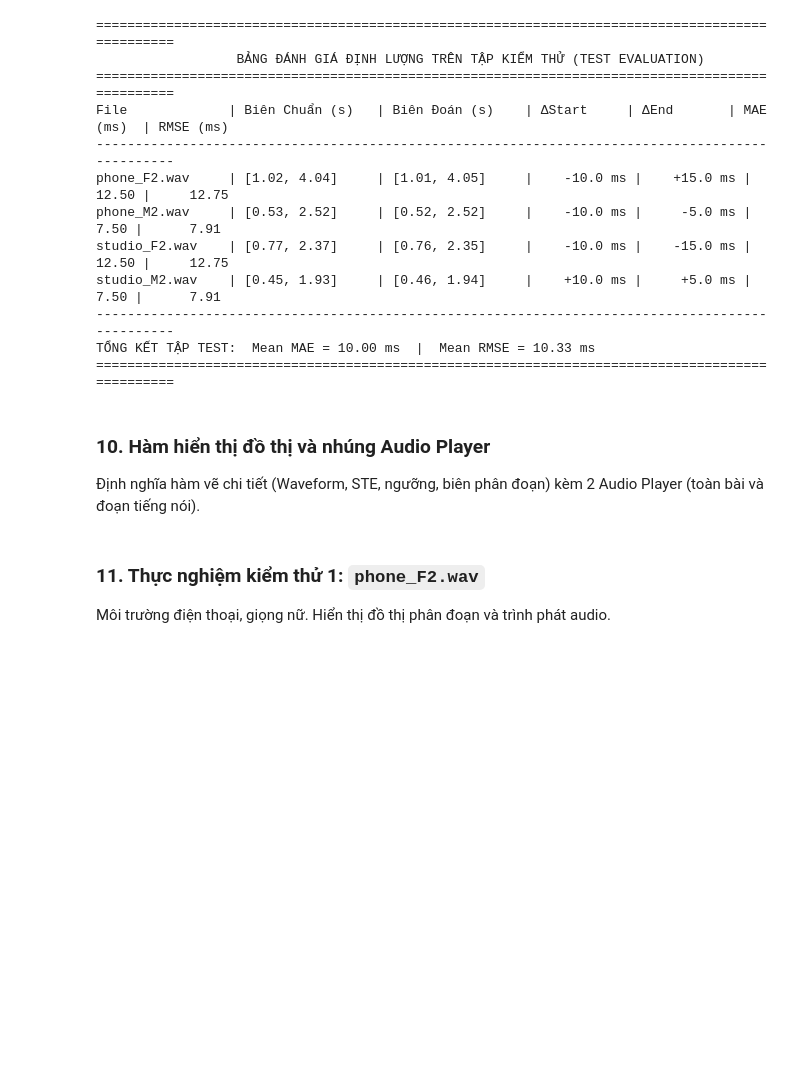
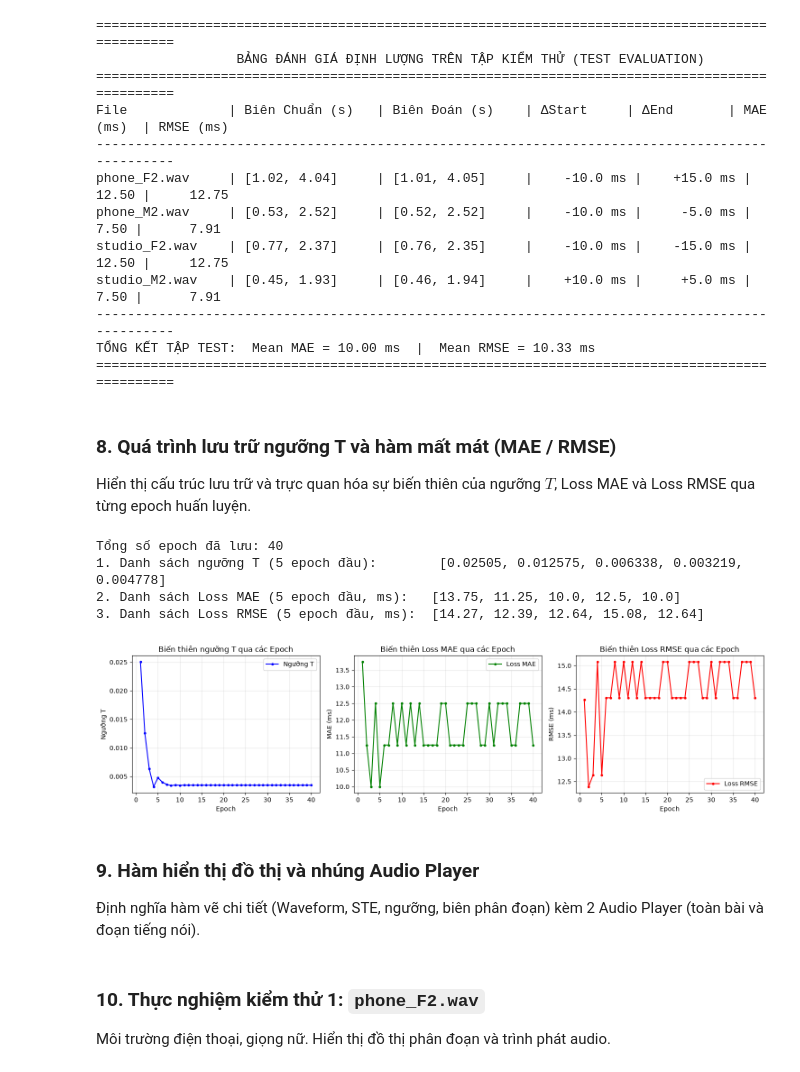
Before and after one commit to dientruonggg/DSP-Midterm, a Jupyter notebook: src/TT1/1-mine.ipynb, the cells around one changed output. Cells and saved outputs as stored; diff of their text form; code cells hidden in the pictures; blank space fills up the shorter version.

```diff
--- a/src/TT1/1-mine.ipynb
+++ b/src/TT1/1-mine.ipynb
@@ -84,6 +94,12 @@ class EnergyBinarySearchVAD:
         self.epochs = epochs
         self.search_range = search_range
         self.threshold = None
+        # Danh sách lưu trữ ngưỡng T và loss qua các epoch
+        self.t_list = []
+        self.loss_mae = []
+        self.loss_rmse = []
+        self.mae_list = self.loss_mae    # alias
+        self.rmse_list = self.loss_rmse  # alias
 
     def predict(self, ste_norm, frame_starts, duration, threshold=None):
         """Phân loại khung theo ngưỡng T và lấp khoảng lặng ảo < 200 ms."""
@@ -114,6 +130,11 @@ class EnergyBinarySearchVAD:
     def fit(self, train_data):
         """Huấn luyện co hẹp khoảng nhị phân [low, high] qua 40 epochs."""
         low, high = self.search_range
+        self.t_list = []
+        self.loss_mae = []
+        self.loss_rmse = []
+        self.mae_list = self.loss_mae    # alias
+        self.rmse_list = self.loss_rmse  # alias
         print(f"Bắt đầu tìm kiếm nhị phân ngưỡng STE trên miền [{low:.6f}, {high:.6f}] ({self.epochs} epochs):")
         print("-" * 96)
         for epoch in range(1, self.epochs + 1):
@@ -133,6 +154,11 @@ class EnergyBinarySearchVAD:
             epoch_mae = float(np.mean(maes))
             epoch_rmse = float(np.mean(rmses))
 
+            # Lưu trữ giá trị T, Loss MAE và Loss RMSE qua từng epoch
+            self.t_list.append(threshold)
+            self.loss_mae.append(epoch_mae)
+            self.loss_rmse.append(epoch_rmse)
+
             if epoch <= 10 or epoch % 5 == 0 or epoch == self.epochs:
                 print(f"Epoch {epoch:02d} | T = {threshold:.8f} | Sai lệch = {mean_error:+.4f} s | Train MAE = {epoch_mae:5.2f} ms | Train RMSE = {epoch_rmse:5.2f} ms")
 
@@ -272,8 +300,54 @@ studio_M2.wav    | [0.45, 1.93]     | [0.46, 1.94]     |    +10.0 ms |     +5.0
 ------------------------------------------------------------------------------------------------
 TỔNG KẾT TẬP TEST:  Mean MAE = 10.00 ms  |  Mean RMSE = 10.33 ms
 ================================================================================================
+# %% [markdown]
+### 8. Quá trình lưu trữ ngưỡng T và hàm mất mát (MAE / RMSE)
+Hiển thị cấu trúc lưu trữ và trực quan hóa sự biến thiên của ngưỡng $T$, Loss MAE và Loss RMSE qua từng epoch huấn luyện.
+# %%
+# Hiển thị dữ liệu 3 danh sách lưu trữ qua các epoch
+print(f"Tổng số epoch đã lưu: {len(model.t_list)}")
+print(f"1. Danh sách ngưỡng T (5 epoch đầu):        {[round(x, 6) for x in model.t_list[:5]]}")
+print(f"2. Danh sách Loss MAE (5 epoch đầu, ms):   {[round(x, 2) for x in model.loss_mae[:5]]}")
+print(f"3. Danh sách Loss RMSE (5 epoch đầu, ms):  {[round(x, 2) for x in model.loss_rmse[:5]]}")
+
+# Trực quan hóa cả 3 danh sách bằng đồ thị đơn giản
+epochs = range(1, len(model.t_list) + 1)
+plt.figure(figsize=(15, 4))
+
+plt.subplot(1, 3, 1)
+plt.plot(epochs, model.t_list, 'b.-', label="Ngưỡng T")
+plt.title("Biến thiên ngưỡng T qua các Epoch")
+plt.xlabel("Epoch")
+plt.ylabel("Ngưỡng T")
+plt.grid(True, alpha=0.3)
+plt.legend()
+
+plt.subplot(1, 3, 2)
+plt.plot(epochs, model.loss_mae, 'g.-', label="Loss MAE")
+plt.title("Biến thiên Loss MAE qua các Epoch")
+plt.xlabel("Epoch")
+plt.ylabel("MAE (ms)")
+plt.grid(True, alpha=0.3)
+plt.legend()
+
+plt.subplot(1, 3, 3)
+plt.plot(epochs, model.loss_rmse, 'r.-', label="Loss RMSE")
+plt.title("Biến thiên Loss RMSE qua các Epoch")
+plt.xlabel("Epoch")
+plt.ylabel("RMSE (ms)")
+plt.grid(True, alpha=0.3)
+plt.legend()
+
+plt.tight_layout()
+plt.show()
+# %% [output]
+Tổng số epoch đã lưu: 40
+1. Danh sách ngưỡng T (5 epoch đầu):        [0.02505, 0.012575, 0.006338, 0.003219, 0.004778]
+2. Danh sách Loss MAE (5 epoch đầu, ms):   [13.75, 11.25, 10.0, 12.5, 10.0]
+3. Danh sách Loss RMSE (5 epoch đầu, ms):  [14.27, 12.39, 12.64, 15.08, 12.64]
+[figure, added]
 # %% [markdown]
-### 10. Hàm hiển thị đồ thị và nhúng Audio Player
+### 9. Hàm hiển thị đồ thị và nhúng Audio Player
 Định nghĩa hàm vẽ chi tiết (Waveform, STE, ngưỡng, biên phân đoạn) kèm 2 Audio Player (toàn bài và đoạn tiếng nói).
 # %%
 def plot_and_play_test_file(res):
@@ -330,7 +404,7 @@ def plot_and_play_test_file(res):
         print(f"🔊 Đoạn tiếng nói nhận diện [{res['pred'][0]:.2f}s - {res['pred'][1]:.2f}s]:")
         display(Audio(data=res['signal'][st_sample:en_sample], rate=res['fs']))
 # %% [markdown]
-### 11. Thực nghiệm kiểm thử 1: `phone_F2.wav`
+### 10. Thực nghiệm kiểm thử 1: `phone_F2.wav`
 Môi trường điện thoại, giọng nữ. Hiển thị đồ thị phân đoạn và trình phát audio.
 # %%
 plot_and_play_test_file(test_results_dict["phone_F2.wav"])
```
Also changed, not shown: parts of 21 cells of this notebook, 4 other files.
